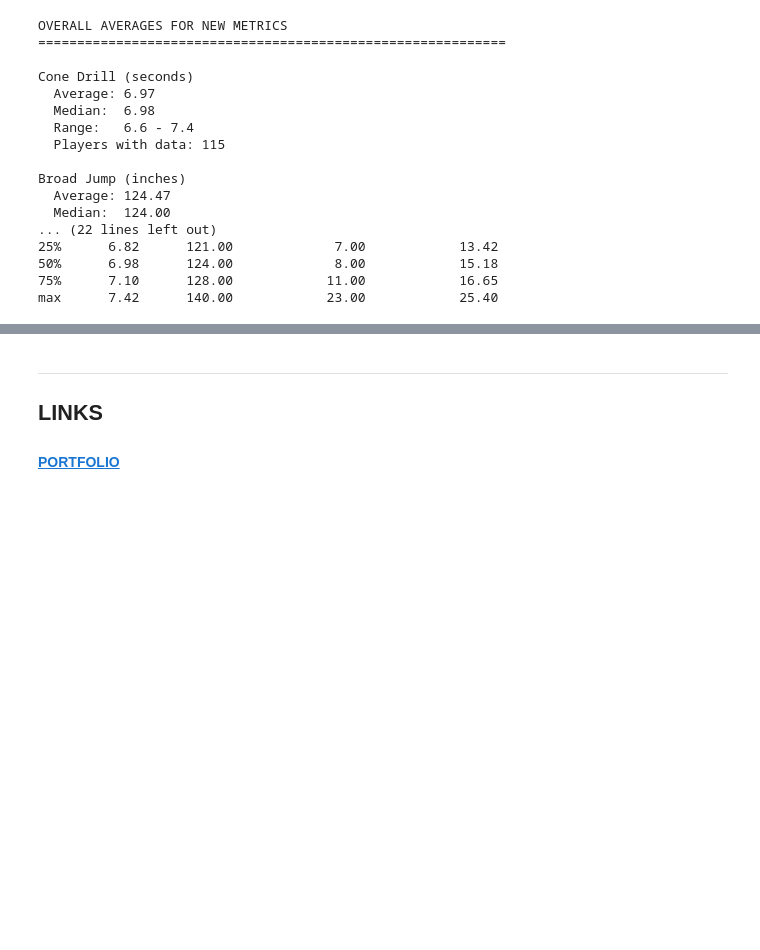
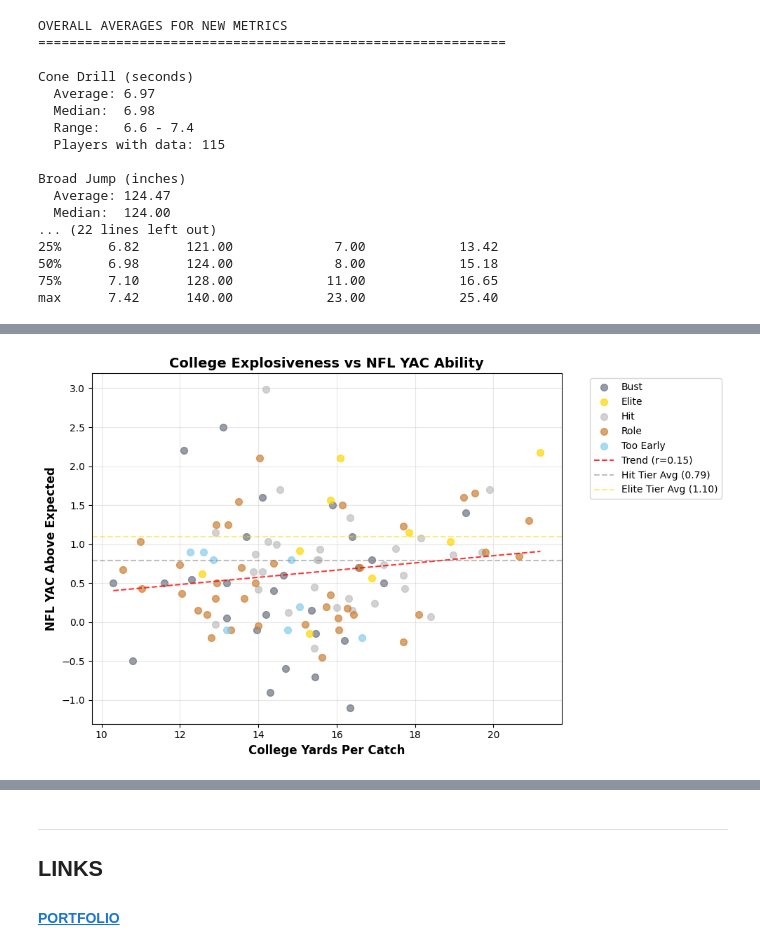
Before and after one commit to QuinnG8/nfl-draft-analytics, a Jupyter notebook: notebooks/04_predictive_NFL_success.ipynb, the cells around one changed output, grey strips where cells are left out. Cells and saved outputs as stored; diff of their text form; code cells hidden in the pictures; blank space fills up the shorter version.

```diff
--- a/notebooks/04_predictive_NFL_success.ipynb
+++ b/notebooks/04_predictive_NFL_success.ipynb
@@ -439,7 +535,7 @@ tier_colors = ['#FFD700', '#C0C0C0', '#CD7F32', '#6B7280']
 
 
 metrics = {
-    'Cone ≤ 6.9s': [],
+    'Cone ≤ 7s': [],
     'Broad Jump ≥ 125': [],
     'Peak TDs ≥ 12': [],
     'Y/R ≥ 16.0': []
@@ -451,7 +547,7 @@ for tier in tiers:
     total = len(tier_players)
 
     if total > 0:
-        metrics['Cone ≤ 6.9s'].append(100 *
+        metrics['Cone ≤ 7s'].append(100 *
                 len(tier_players[tier_players['cone'] <= 7]) / total)
         metrics['Broad Jump ≥ 125'].append(100 *
                 len(tier_players[tier_players['broad_jump'] >= 125]) / total)
@@ -492,10 +588,10 @@ plt.show()
 
 print("\nADVANCED METRICS BY TIER:")
 print("=" * 80)
-print(f"{'Tier':<10} {'Cone ≤6.9s':>12} {'Broad Jump ≥125':>16} {'TDs ≥12':>10} {'Y/R ≥16.0':>12}")
+print(f"{'Tier':<10} {'Cone ≤7s':>12} {'Broad Jump ≥125':>16} {'TDs ≥12':>10} {'Y/R ≥16.0':>12}")
 print("-" * 80)
 for i, tier in enumerate(tiers):
-    print(f"{tier:<10} {metrics['Cone ≤ 6.9s'][i]:>12.1f}% {metrics['Broad Jump ≥ 125'][i]:>16.1f}% "
+    print(f"{tier:<10} {metrics['Cone ≤ 7s'][i]:>12.1f}% {metrics['Broad Jump ≥ 125'][i]:>16.1f}% "
           f"{metrics['Peak TDs ≥ 12'][i]:>10.1f}% {metrics['Y/R ≥ 16.0'][i]:>12.1f}%")
 # %% [output]
 [figure]
@@ -538,0 +659,90 @@ Explosiveness matters for stardom, but not for mere competence. Elite receivers
+# %%
+import matplotlib.pyplot as plt
+import numpy as np
+
+# only players with both metrics
+clean_data = results[['yards_per_catch', 'avg_yac_above_expected', 'nfl_tier']].dropna()
+
+print(f"Players with both college Y/C and NFL YAC data: {len(clean_data)}")
+print(f"Total players in dataset: {len(results)}")
+print(f"Missing data: {len(results) - len(clean_data)} players\n")
+
+
+fig, ax = plt.subplots(figsize=(10, 6))
+
+# tier colors
+tier_colors = {
+    'Elite': '#FFD700',
+    'Hit': '#C0C0C0',
+    'Role': '#CD7F32',
+    'Bust': '#6B7280',
+    'Too Early': '#87CEEB'
+}
+
+# plot each tier separately for color coding
+for tier in clean_data['nfl_tier'].unique():
+    tier_data = clean_data[clean_data['nfl_tier'] == tier]
+    ax.scatter(tier_data['yards_per_catch'],
+              tier_data['avg_yac_above_expected'],
+              c=tier_colors.get(tier, '#333333'),
+              label=tier,
+              alpha=0.7,
+              s=50)
+
+# add trend line
+z = np.polyfit(clean_data['yards_per_catch'],
+               clean_data['avg_yac_above_expected'], 1)
+p = np.poly1d(z)
+ax.plot(sorted(clean_data['yards_per_catch']),
+        p(sorted(clean_data['yards_per_catch'])),
+        "r--", alpha=0.8, label=f'Trend (r={np.corrcoef(clean_data["yards_per_catch"], clean_data["avg_yac_above_expected"])[0,1]:.2f})')
+
+# labels and formatting
+ax.set_xlabel('College Yards Per Catch', fontsize=12, fontweight='bold')
+ax.set_ylabel('NFL YAC Above Expected', fontsize=12, fontweight='bold')
+ax.set_title('College Explosiveness vs NFL YAC Ability', fontsize=14, fontweight='bold')
+ax.axhline(y=0.79, color='gray', linestyle='--', alpha=0.5, label='Hit Tier Avg (0.79)')
+ax.axhline(y=1.10, color='#FFD700', linestyle='--', alpha=0.5, label='Elite Tier Avg (1.10)')
+ax.legend(bbox_to_anchor=(1.05, 1), loc='upper left')
+ax.grid(True, alpha=0.3)
+
+plt.tight_layout()
+plt.show()
+
+# print key stats
+print("\n" + "=" * 60)
+print("YARDS PER CATCH VS YAC ABOVE EXPECTED")
+
+# correlation
+correlation = clean_data[['yards_per_catch', 'avg_yac_above_expected']].corr().iloc[0,1]
+print(f"\nCorrelation coefficient: {correlation:.3f}")
+
+# break it down by YAC performance
+print("\nAverage Yards Per Catch by YAC Performance:")
+print("-" * 40)
+high_yac = clean_data[clean_data['avg_yac_above_expected'] >= 0.79]['yards_per_catch'].mean()
+low_yac = clean_data[clean_data['avg_yac_above_expected'] < 0.79]['yards_per_catch'].mean()
+print(f"High YAC (≥0.79): {high_yac:.2f} y/c")
+print(f"Low YAC (<0.79):  {low_yac:.2f} y/c")
+print(f"Difference:        {(high_yac - low_yac):.2f} y/c")
+
+# break it down by tier
+print("\nAverage YAC by Yards Per Catch Groups:")
+print("-" * 40)
+print(f"{'Group':<20} {'Count':>8} {'Avg YAC':>10}")
+print("-" * 40)
+
+# create Y/C groups based on earlier percentiles
+# 25th=13.42, 50th=15.18, 75th=16.65
+groups = [
+    ('Low Y/C (<13.4)', clean_data['yards_per_catch'] < 13.4),
+    ('Mid Y/C (13.4-15.2)', (clean_data['yards_per_catch'] >= 13.4) & (clean_data['yards_per_catch'] < 15.2)),
+    ('High Y/C (15.2-16.7)', (clean_data['yards_per_catch'] >= 15.2) & (clean_data['yards_per_catch'] < 16.7)),
+    ('Elite Y/C (>16.7)', clean_data['yards_per_catch'] >= 16.7)
+]
+
+for group_name, mask in groups:
+    group_data = clean_data[mask]
+    if len(group_data) > 0:
+        print(f"{group_name:<20} {len(group_data):>8} {group_data['avg_yac_above_expected'].mean():>10.2f}")
+# %% [output]
@@ -538,0 +752 @@ Explosiveness matters for stardom, but not for mere competence. Elite receivers
+[figure, added]
```
Also changed, not shown: parts of 21 cells of this notebook, 10 other files.
